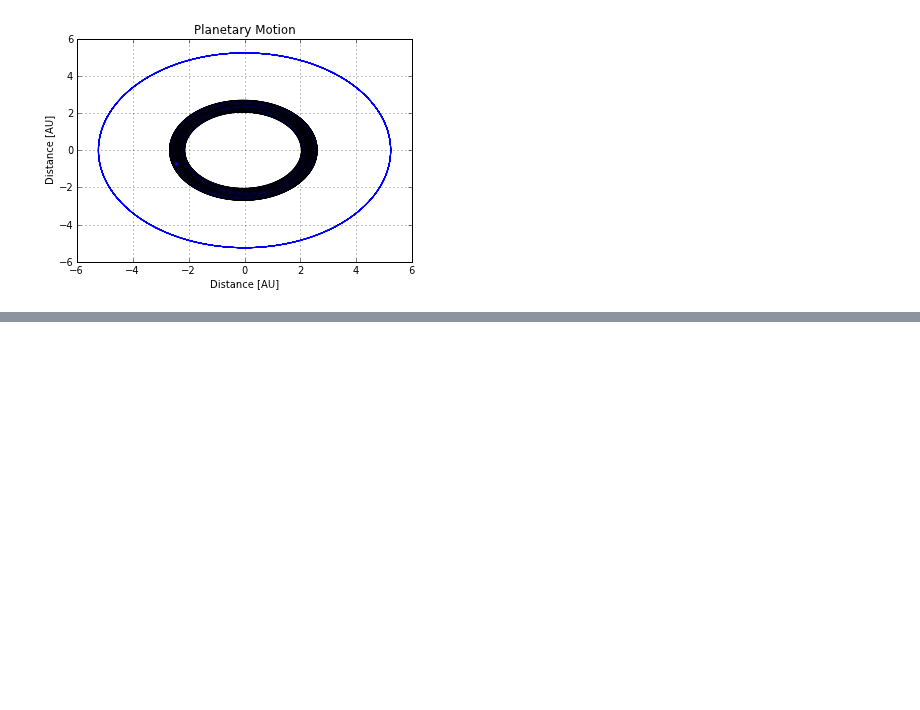
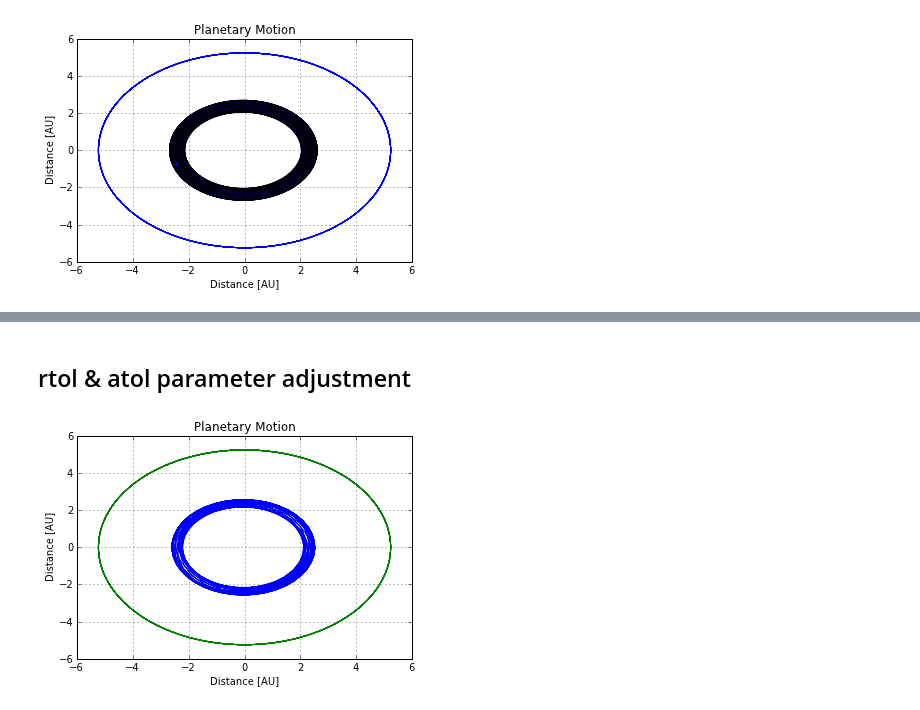
Before and after one commit to johnymontana/CSCI_577, a Jupyter notebook: Pyton_ODE_Integrators_Refactor.ipynb, the cells around one changed output, grey strips where cells are left out. Saved outputs shown, nothing was run; the diff lists cells and outputs as text; code cells hidden in the pictures; blank space fills up the shorter version.

```diff
--- a/Pyton_ODE_Integrators_Refactor.ipynb
+++ b/Pyton_ODE_Integrators_Refactor.ipynb
@@ -175,0 +185,12 @@ plot(rk_momentum)
+# %% [markdown]
+## rtol & atol parameter adjustment
+# %%
+y=odeint(two_body_system, initial, time, rtol=0.00000000001, atol=0.0000000000001)
+plot(y[:,0], y[:,1])
+plot(y[:,4], y[:,5])
+xlabel('Distance [AU]')
+ylabel('Distance [AU]')
+title('Planetary Motion')
+grid()
+# %% [output]
+[figure, added]
```
Also changed, not shown: parts of 7 cells of this notebook.
